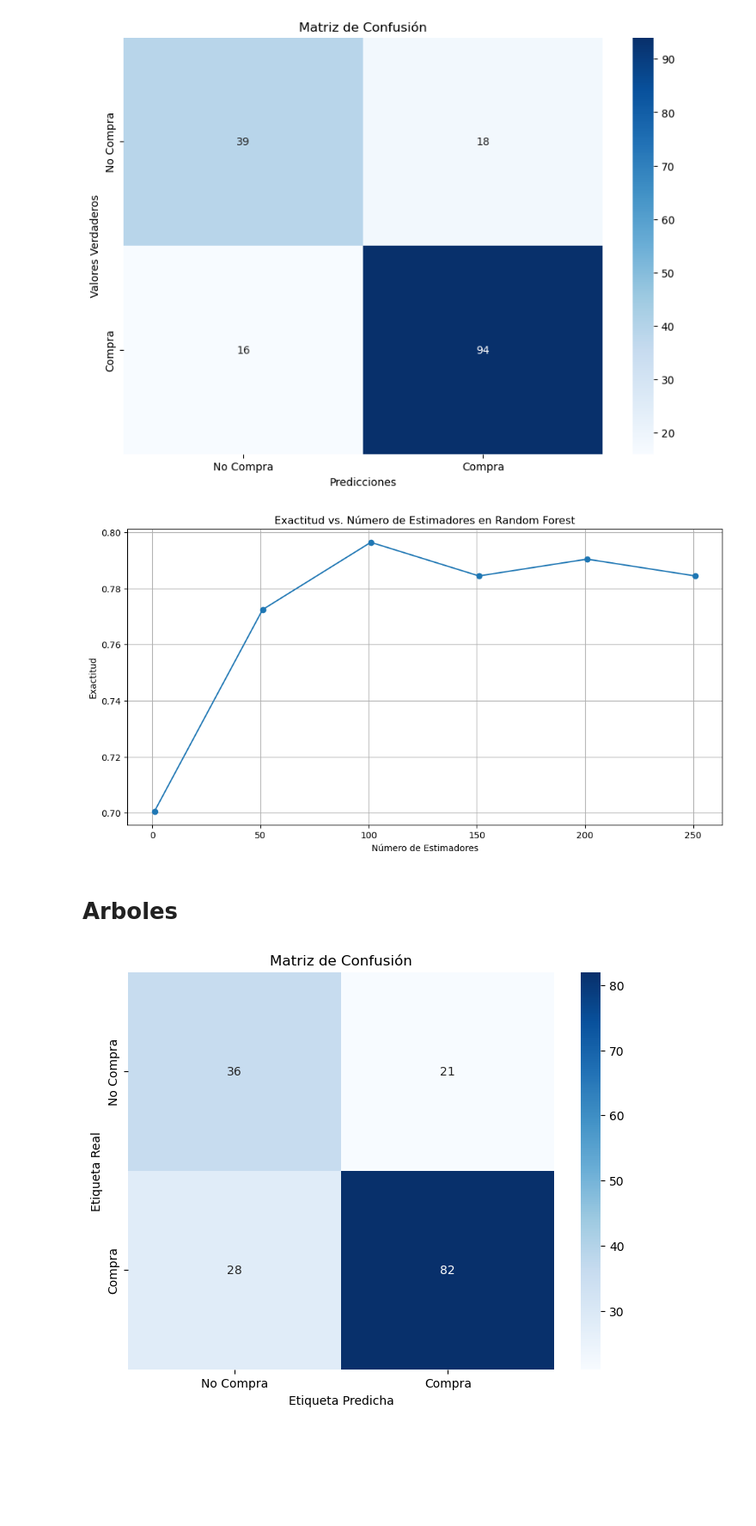
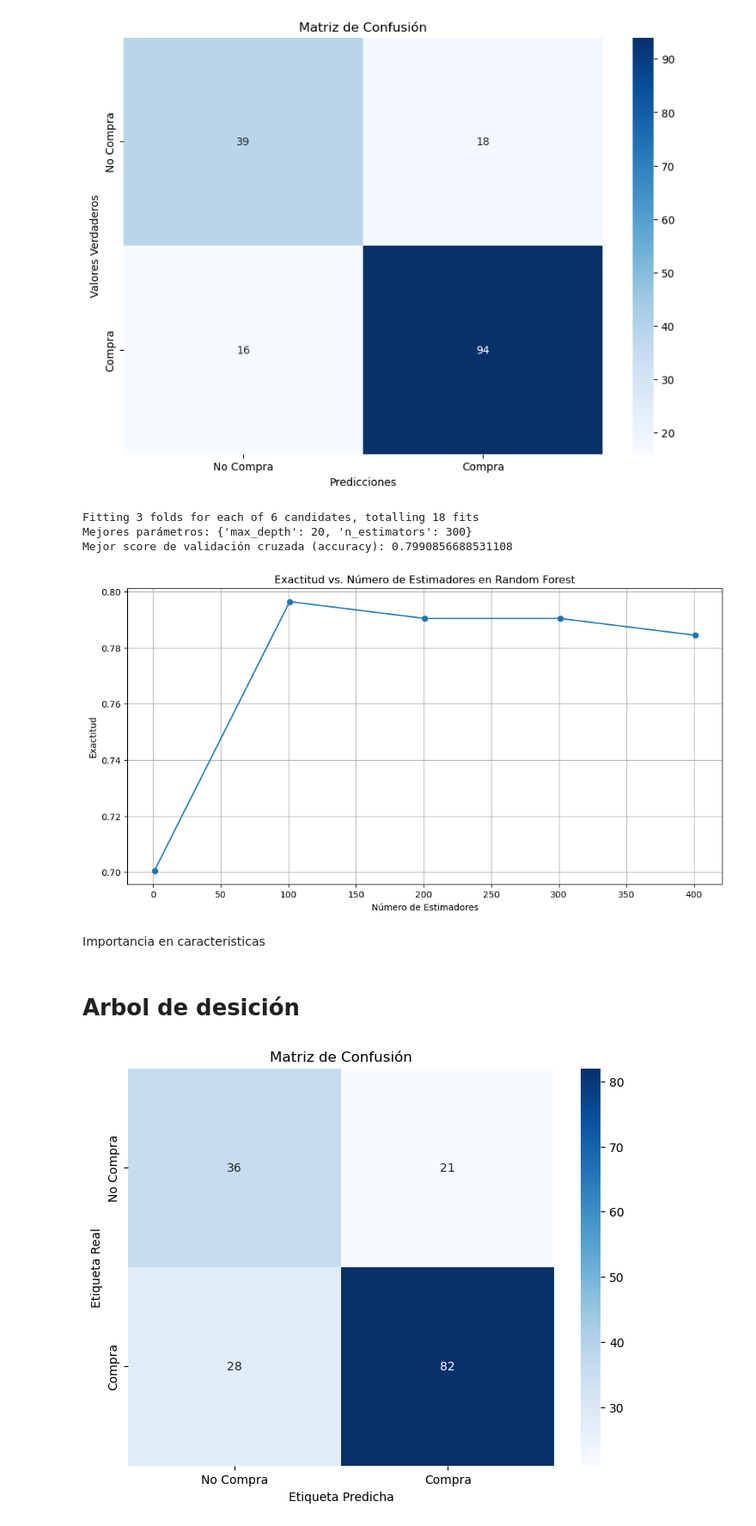
Before and after one commit to Japulgarin/Data_challenge_uninorte, a Jupyter notebook: Ejemplo clasificacion de texto.ipynb, the cells around one changed output. Shown at 86% size. Drawn from its saved outputs; the diff is of its cells as text; code cells hidden in the pictures; blank space fills up the shorter version.

```diff
--- a/Ejemplo clasificacion de texto.ipynb
+++ b/Ejemplo clasificacion de texto.ipynb
@@ -199,34 +262,65 @@ plt.title('Matriz de Confusión')
 plt.show()
 # %% [output]
 [figure]
+# %%
+from sklearn.model_selection import GridSearchCV
+from sklearn.ensemble import RandomForestClassifier
+
+# Definir el espacio de parámetros para la búsqueda de cuadrícula
+param_grid = {
+    'n_estimators': [100, 200, 300],  # Número de árboles
+    'max_depth': [10, 20]  # Profundidad máxima de los árboles
+}
+
+# Crear el modelo Random Forest
+rf = RandomForestClassifier(random_state=0)
+
+# Crear el GridSearchCV
+grid_search = GridSearchCV(estimator=rf, param_grid=param_grid, cv=3, n_jobs=-1, verbose=2, scoring='accuracy')
+
+# Ajustar el GridSearchCV a tus datos de entrenamiento
+grid_search.fit(X_train, y_train)
+
+# Ver los mejores parámetros encontrados
+print("Mejores parámetros:", grid_search.best_params_)
+
+# Mejor score encontrado
+print("Mejor score de validación cruzada (accuracy):", grid_search.best_score_)
+
+# También puedes recuperar el mejor modelo directamente
+best_rf = grid_search.best_estimator_
+# %% [output]
+Fitting 3 folds for each of 6 candidates, totalling 18 fits
+Mejores parámetros: {'max_depth': 20, 'n_estimators': 300}
+Mejor score de validación cruzada (accuracy): 0.7990856688531108
 # %%
 from sklearn.ensemble import RandomForestClassifier
 from sklearn.metrics import accuracy_score
 import matplotlib.pyplot as plt
 
 # Definir un rango de valores para el número de árboles en el bosque
-n_estimators_values = list(range(1, 301,50))
+n_estimators_values = list(range(1, 501,100))
 
 # Lista para guardar las exactitudes para cada número de árboles
 forest_accuracies = []
 
 # Para cada valor de n_estimators, entrenar un modelo Random Forest y evaluar su exactitud
 for n in n_estimators_values:
     rf = RandomForestClassifier(n_estimators=n, random_state=0)
     rf.fit(X_train, y_train)
     y_pred_rf = rf.predict(X_test)
     accuracy_rf = accuracy_score(y_test, y_pred_rf)
     forest_accuracies.append(accuracy_rf)
 
 # Graficar la exactitud en función del número de árboles
 plt.figure(figsize=(12, 6))
 plt.plot(n_estimators_values, forest_accuracies, marker='o', linestyle='-')
 plt.title("Exactitud vs. Número de Estimadores en Random Forest")
 plt.xlabel("Número de Estimadores")
 plt.ylabel("Exactitud")
 plt.grid(True)
 plt.show()
 # %% [output]
-[figure, old version]
+[figure, new version]
-# %% [markdown]
-# Arboles
+# %% [markdown]
+Importancia en caracteristicas
@@ -233,3 +343,5 @@ plt.show()
+# %% [markdown]
+# Arbol de desición
 # %%
 from sklearn.tree import DecisionTreeClassifier
 
```
Also changed, not shown: parts of 35 cells of this notebook.
